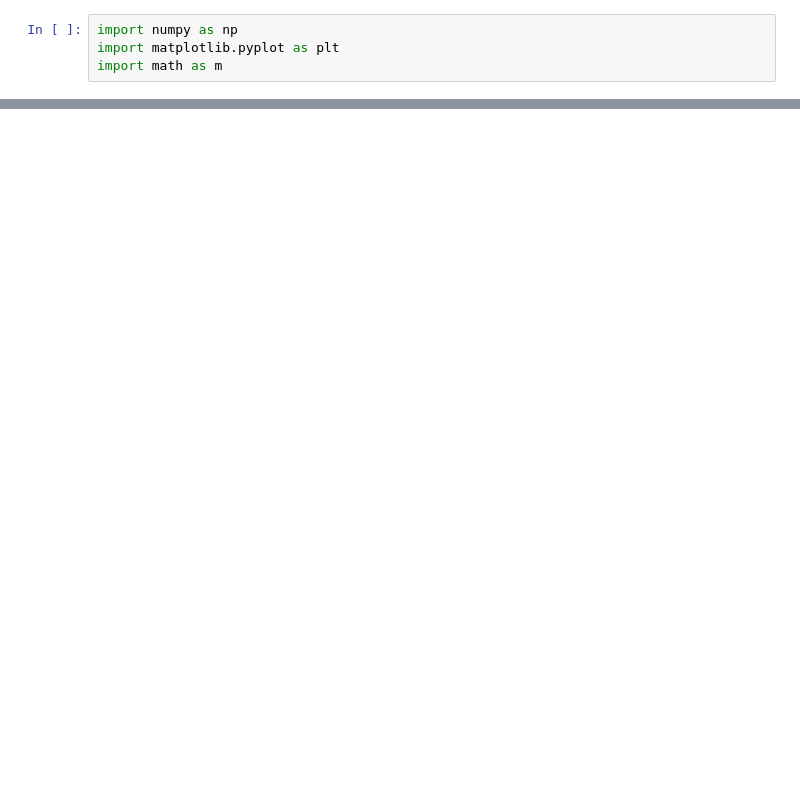
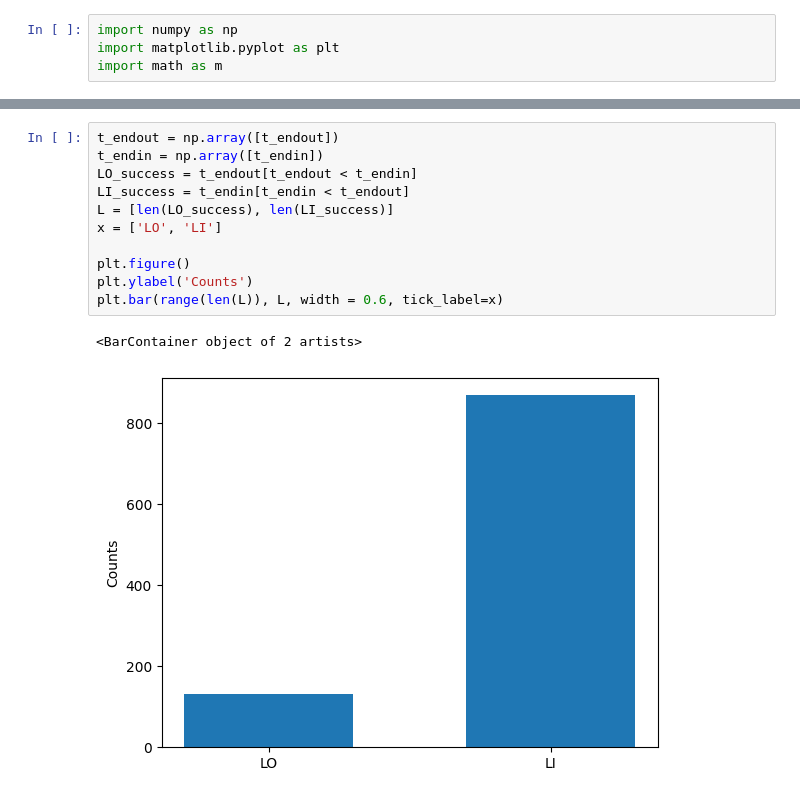
Before and after one commit to Ideadben/Bachelors-Project, a Jupyter notebook: PHAGE_MODEL.ipynb, the cells around one changed output, grey strips where cells are left out. Saved outputs shown, nothing was run; the diff lists cells and outputs as text; blank space fills up the shorter version.

```diff
--- a/PHAGE_MODEL.ipynb
+++ b/PHAGE_MODEL.ipynb
@@ -211 +213,15 @@ plt.legend()
+# %%
+t_endout = np.array([t_endout])
+t_endin = np.array([t_endin])
+LO_success = t_endout[t_endout < t_endin]
+LI_success = t_endin[t_endin < t_endout]
+L = [len(LO_success), len(LI_success)]
+x = ['LO', 'LI']
+
+plt.figure()
+plt.ylabel('Counts')
+plt.bar(range(len(L)), L, width = 0.6, tick_label=x)
+# %% [output]
+<BarContainer object of 2 artists>
+[figure, added]
 # %%
```
Also changed, not shown: parts of 9 cells of this notebook.
